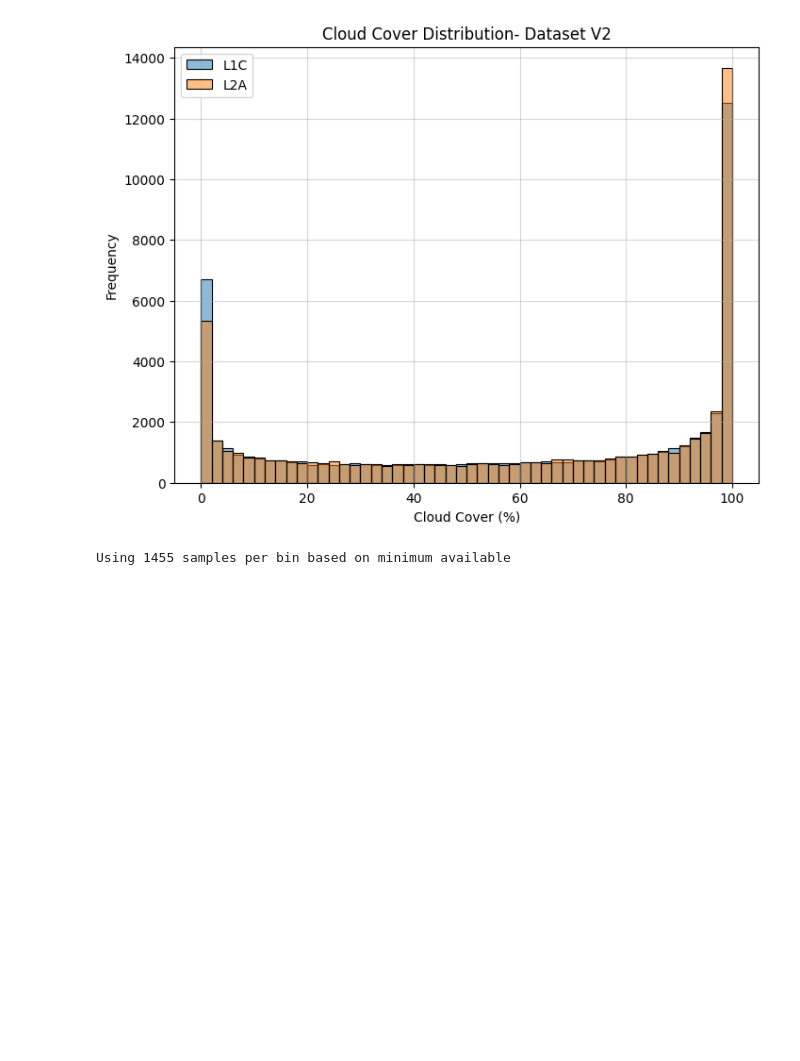
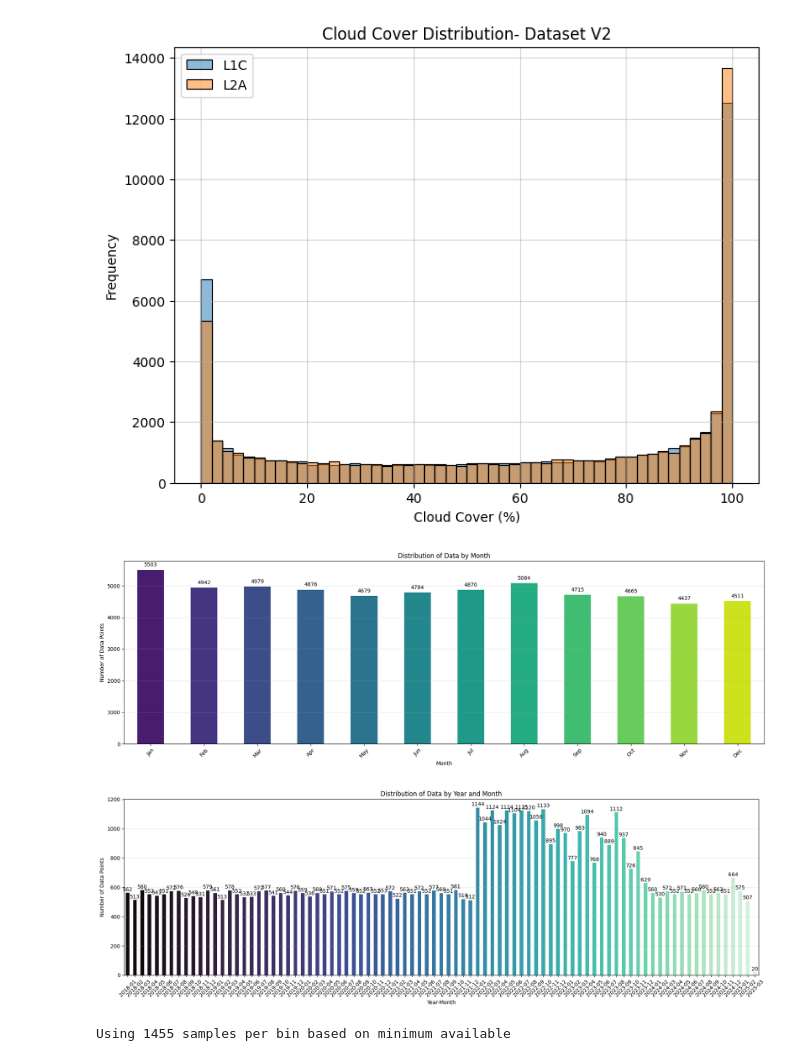
Before and after one commit to sebastien-tetaud/sentinel-2-ai-processor, a Jupyter notebook: dataset/notebook/prepare-dataset-v1.ipynb, the cells around one changed output. Saved outputs shown, nothing was run; the diff lists cells and outputs as text; code cells hidden in the pictures; blank space fills up the shorter version.

```diff
--- a/dataset/notebook/prepare-dataset-v1.ipynb
+++ b/dataset/notebook/prepare-dataset-v1.ipynb
@@ -37,6 +37,12 @@ plt.grid(True, alpha=0.5)
 plt.show()
 # %% [output]
 [figure]
+# %%
+df_target = extract_date_info(df_target)
+plot_monthly_distribution(df_target)
+# %% [output]
+[figure, added]
+[figure, added]
 # %%
 import numpy as np
 import pandas as pd
```
Also changed, not shown: parts of 2 cells of this notebook, 3 other files.
